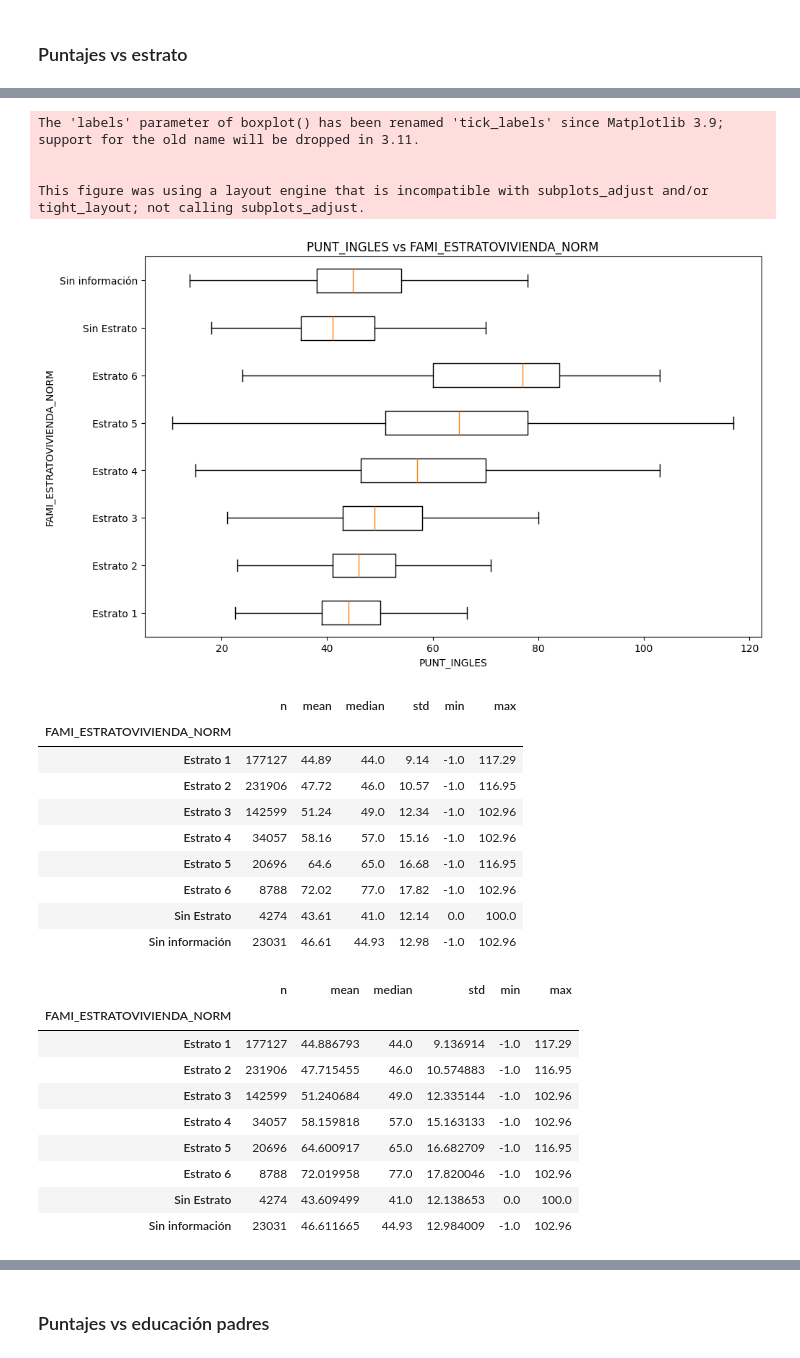
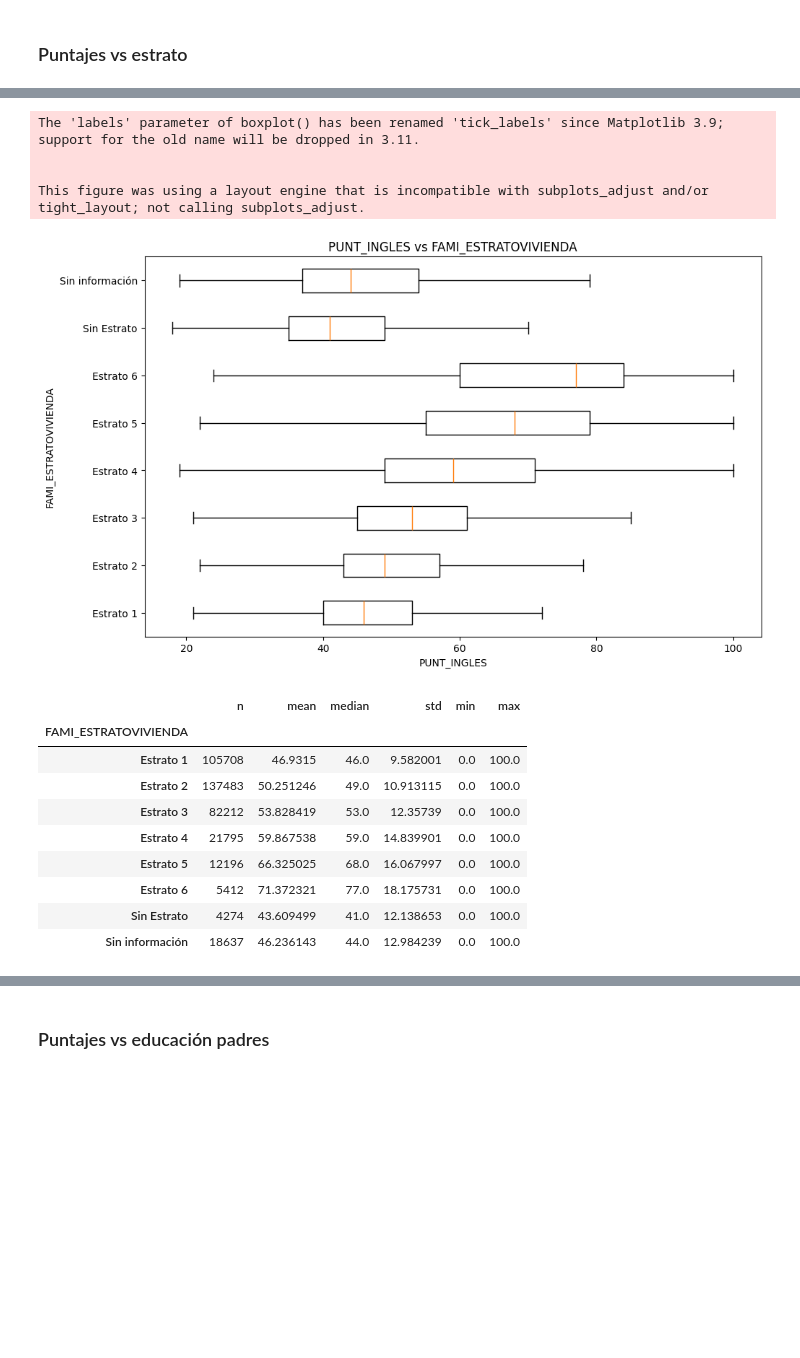
Before and after one commit to juancamilogoomezz/Proyecto-1, a Jupyter notebook: Experimentar Jeronimo.ipynb, the cells around one changed output, grey strips where cells are left out. Cells and saved outputs as stored; diff of their text form; code cells hidden in the pictures; blank space fills up the shorter version.

```diff
--- a/Experimentar Jeronimo.ipynb
+++ b/Experimentar Jeronimo.ipynb
@@ -128,3 +128,7 @@ PUNT_C_NATURALES                  60.354159
 PUNT_LECTURA_CRITICA              60.354159
 PUNT_GLOBAL                       60.354159
 dtype: float64
+# %%
+df = df[df["PERIODO"]>20141]
+
+dfpost_2014
@@ -482,0 +533,29 @@ df.head()
+# %%
+columna = "PERIODO"
+col = df[columna].astype(str).str.strip().str.lower().sort_index()
+
+counts = col.value_counts(dropna=False)
+prop = col.value_counts(normalize=True, dropna=False) * 100
+
+plt.figure(figsize=(16,12))
+ax = prop.plot(kind="bar")
+
+plt.title("Periodos de presentación")
+plt.xlabel("Periodo")
+plt.ylabel("Porcentaje (%)")
+plt.xticks(rotation=0)
+
+for i, categoria in enumerate(prop.index):
+    porcentaje = prop.loc[categoria]
+    n = counts.loc[categoria]
+    ax.text(
+        i, porcentaje,
+        f"{n} ({porcentaje:.1f}%)",
+        ha="center", va="bottom",
+        fontsize=9
+    )
+
+ax.set_ylim(0, prop.max() * 1.15)
+
+plt.tight_layout()
+plt.show()
@@ -2010,36 +2078,26 @@ This figure was using a layout engine that is incompatible with subplots_adjust
 # %%
 bivariado_puntaje_vs_categoria(
     df,
     puntaje_col="PUNT_INGLES",
-    cat_col="FAMI_ESTRATOVIVIENDA_NORM",
+    cat_col="FAMI_ESTRATOVIVIENDA",
     order=["Estrato 1","Estrato 2","Estrato 3","Estrato 4","Estrato 5","Estrato 6","Sin Estrato","Sin información"]
 )
 # %% [output]
 The 'labels' parameter of boxplot() has been renamed 'tick_labels' since Matplotlib 3.9; support for the old name will be dropped in 3.11.
 
 
 This figure was using a layout engine that is incompatible with subplots_adjust and/or tight_layout; not calling subplots_adjust.
-[figure, old version]
+[figure, new version]
 |  | n | mean | median | std | min | max |
-| FAMI_ESTRATOVIVIENDA_NORM |  |  |  |  |  |  |
-| Estrato 1 | 177127 | 44.89 | 44.0 | 9.14 | -1.0 | 117.29 |
-| Estrato 2 | 231906 | 47.72 | 46.0 | 10.57 | -1.0 | 116.95 |
-| Estrato 3 | 142599 | 51.24 | 49.0 | 12.34 | -1.0 | 102.96 |
-| Estrato 4 | 34057 | 58.16 | 57.0 | 15.16 | -1.0 | 102.96 |
-| Estrato 5 | 20696 | 64.6 | 65.0 | 16.68 | -1.0 | 116.95 |
-| Estrato 6 | 8788 | 72.02 | 77.0 | 17.82 | -1.0 | 102.96 |
-| Sin Estrato | 4274 | 43.61 | 41.0 | 12.14 | 0.0 | 100.0 |
-| Sin información | 23031 | 46.61 | 44.93 | 12.98 | -1.0 | 102.96 |
+| FAMI_ESTRATOVIVIENDA |  |  |  |  |  |  |
+| Estrato 1 | 105708 | 46.9315 | 46.0 | 9.582001 | 0.0 | 100.0 |
+| Estrato 2 | 137483 | 50.251246 | 49.0 | 10.913115 | 0.0 | 100.0 |
+| Estrato 3 | 82212 | 53.828419 | 53.0 | 12.35739 | 0.0 | 100.0 |
+| Estrato 4 | 21795 | 59.867538 | 59.0 | 14.839901 | 0.0 | 100.0 |
+| Estrato 5 | 12196 | 66.325025 | 68.0 | 16.067997 | 0.0 | 100.0 |
+| Estrato 6 | 5412 | 71.372321 | 77.0 | 18.175731 | 0.0 | 100.0 |
+| Sin Estrato | 4274 | 43.609499 | 41.0 | 12.138653 | 0.0 | 100.0 |
+| Sin información | 18637 | 46.236143 | 44.0 | 12.984239 | 0.0 | 100.0 |
-|  | n | mean | median | std | min | max |
-| FAMI_ESTRATOVIVIENDA_NORM |  |  |  |  |  |  |
-| Estrato 1 | 177127 | 44.886793 | 44.0 | 9.136914 | -1.0 | 117.29 |
-| Estrato 2 | 231906 | 47.715455 | 46.0 | 10.574883 | -1.0 | 116.95 |
-| Estrato 3 | 142599 | 51.240684 | 49.0 | 12.335144 | -1.0 | 102.96 |
-| Estrato 4 | 34057 | 58.159818 | 57.0 | 15.163133 | -1.0 | 102.96 |
-| Estrato 5 | 20696 | 64.600917 | 65.0 | 16.682709 | -1.0 | 116.95 |
-| Estrato 6 | 8788 | 72.019958 | 77.0 | 17.820046 | -1.0 | 102.96 |
-| Sin Estrato | 4274 | 43.609499 | 41.0 | 12.138653 | 0.0 | 100.0 |
-| Sin información | 23031 | 46.611665 | 44.93 | 12.984009 | -1.0 | 102.96 |
 # %%
 bivariado_puntaje_vs_categoria(
     df,
```
Also changed, not shown: parts of 120 cells of this notebook.
